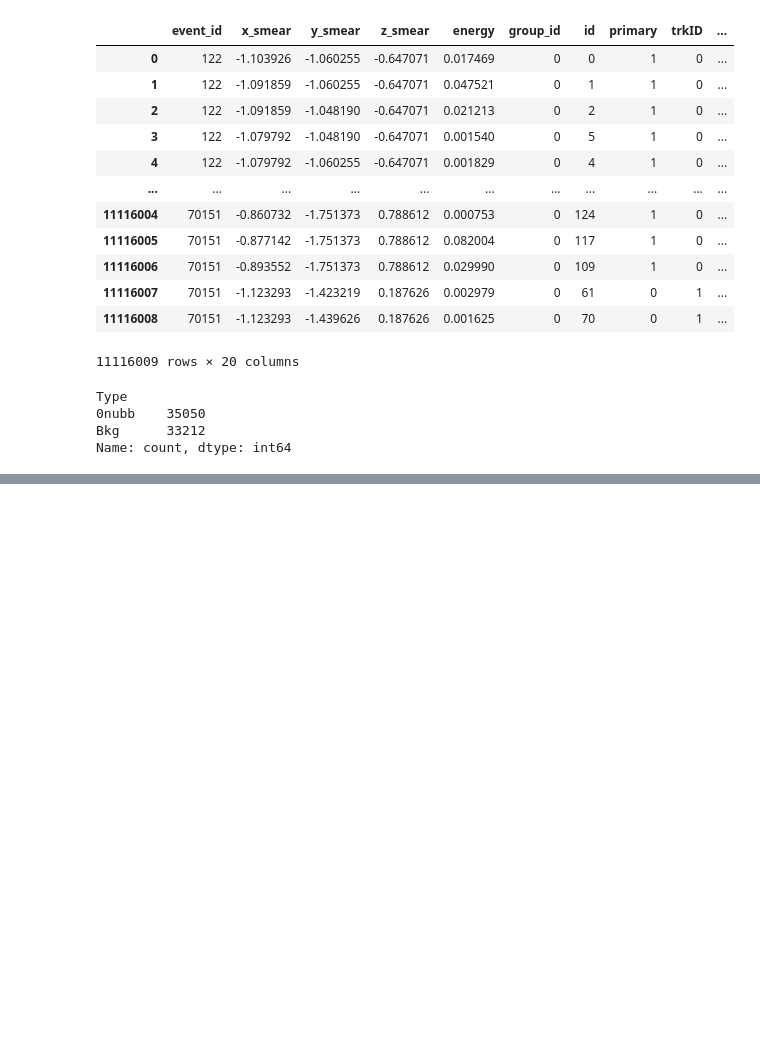
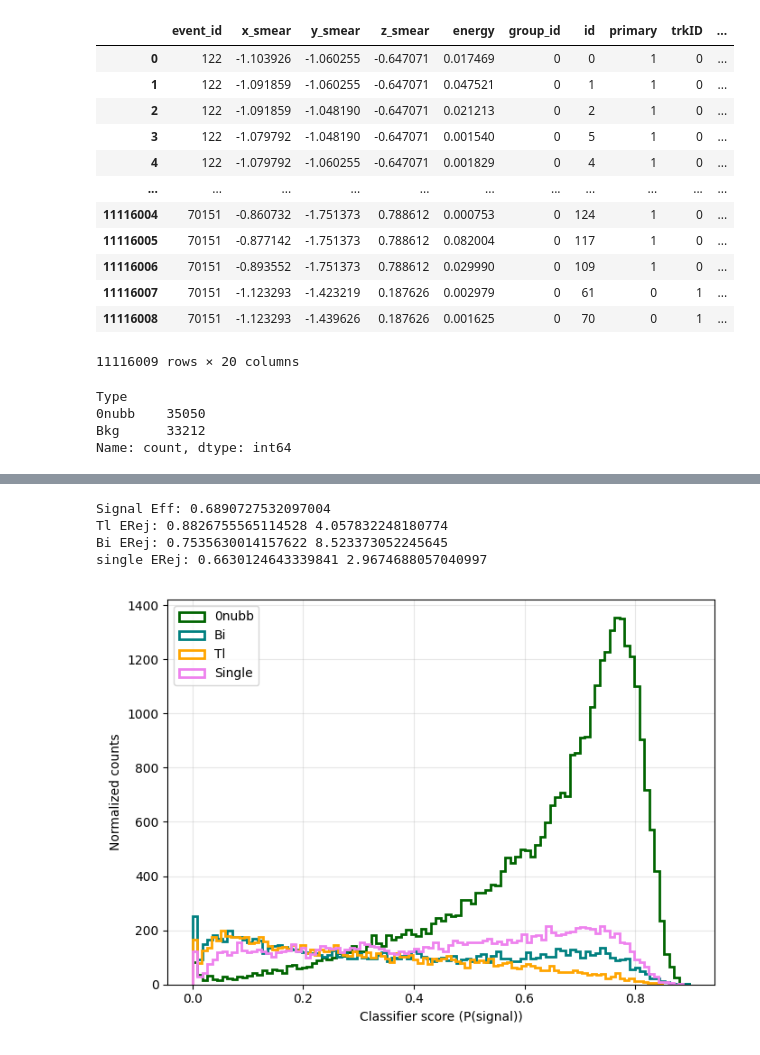
Before and after one commit to kvjmistry/ATPC, a Jupyter notebook: notebooks/ML_GNN.ipynb, the cells around one changed output, grey strips where cells are left out. Drawn from its saved outputs; the diff is of its cells as text; code cells hidden in the pictures; blank space fills up the shorter version.

```diff
--- a/notebooks/ML_GNN.ipynb
+++ b/notebooks/ML_GNN.ipynb
@@ -412,6 +414,7 @@ def event_to_track_graph(event_df, Track):
     ) # N rows of [x,y,z]
 
     x = torch.tensor(event_df[["x_smear", "y_smear", "z_smear", "energy", "Tortuosity","length","Etot", "label_id"]].values, dtype=torch.float32) # (N,8): N rows of these features
+    event_id = torch.tensor(event_df.event_id.unique())
 
     # Build the track
     edge_index, edge_attr = build_track_edges_with_attr(Track, pos)
@@ -423,7 +426,8 @@ def event_to_track_graph(event_df, Track):
         pos=pos,
         edge_index=edge_index,
         edge_attr=edge_attr,
-        y=y
+        y=y,
+        event_id=event_id
     )
 
 def build_track_edges_with_attr(tracks, pos):
@@ -535,14 +539,14 @@ model = GATNetEdge(hidden_channels=64, num_classes=2, edge_dim=4, num_node_featu
 optimizer = torch.optim.Adam(model.parameters(), lr=1e-3)
 
 criterion = nn.CrossEntropyLoss(
-    weight=torch.tensor([1.0, 2.0])  # [background, signal]
+    weight=torch.tensor([1.0, 1.0])  # [background, signal]
 ).to(device)
 
 train_loss_hist = []
 val_loss_hist = []
 val_acc_hist = []
 
-for epoch in range(25):
+for epoch in range(5):
 
     # -------- training --------
     # Put the model in training mode, gradients will be computed
@@ -796,0 +750,8 @@ display(df)
+# %%
+# Merge categories column to df score so we can plot the performance vs background type
+# display(df_merged[["event_id", "subType"]])
+df_scores_merged = df_merged.drop_duplicates(subset=['event_id'])
+df_scores_merged = df_scores_merged[["event_id", "subType"]]
+
+df_scores_merged = pd.merge(df_scores_merged, df_scores_all, on="event_id")
+display(df_scores_merged)
@@ -797,29 +772,35 @@ display(df)
 # %%
 def CalcEfficiency(df, label, cut):
-    num = len(df[ (df.subType == label) & (df.p_signal > cut)])
+    num = len(df[ (df.subType == label) & (df.y_score > cut)])
     den = len(df[ (df.subType == label)])
     return num/den
 
-print("Signal Eff:",    CalcEfficiency(df, "0nubb",  cut))
-print("Tl ERej:",     1-CalcEfficiency(df, "Tl",     cut), 1/CalcEfficiency(df, "Bi",     cut))
-print("Bi ERej:",     1-CalcEfficiency(df, "Bi",     cut), 1/CalcEfficiency(df, "Tl",     cut))
-print("single ERej:", 1-CalcEfficiency(df, "single", cut), 1/CalcEfficiency(df, "single", cut))
+print("Signal Eff:",    CalcEfficiency(df_scores_merged, "0nubb",  cut))
+print("Tl ERej:",     1-CalcEfficiency(df_scores_merged, "Tl",     cut), 1/CalcEfficiency(df_scores_merged, "Bi",     cut))
+print("Bi ERej:",     1-CalcEfficiency(df_scores_merged, "Bi",     cut), 1/CalcEfficiency(df_scores_merged, "Tl",     cut))
+print("single ERej:", 1-CalcEfficiency(df_scores_merged, "single", cut), 1/CalcEfficiency(df_scores_merged, "single", cut))
 
 plt.figure(figsize=(7,5))
 
 bins = 100
 
-plt.hist(df[ (df.subType == "0nubb")].p_signal,bins=bins,density=True,histtype='step',linewidth=2,label='0nubb', color = "darkgreen");
-plt.hist(df[ (df.subType == "Bi")].p_signal,bins=bins,density=True,histtype='step',linewidth=2,label='Bi', color = "Teal");
-plt.hist(df[ (df.subType == "Tl")].p_signal,bins=bins,density=True,histtype='step',linewidth=2,label='Tl', color = "Orange");
-plt.hist(df[ (df.subType == "single")].p_signal,bins=bins,density=True,histtype='step',linewidth=2,label='Single', color = "violet");
+plt.hist(df_scores_merged[ (df_scores_merged.subType == "0nubb")].y_score,bins=bins,density=False,histtype='step',linewidth=2,label='0nubb', color = "darkgreen");
+plt.hist(df_scores_merged[ (df_scores_merged.subType == "Bi")].y_score,bins=bins,density=False,histtype='step',linewidth=2,label='Bi', color = "Teal");
+plt.hist(df_scores_merged[ (df_scores_merged.subType == "Tl")].y_score,bins=bins,density=False,histtype='step',linewidth=2,label='Tl', color = "Orange");
+plt.hist(df_scores_merged[ (df_scores_merged.subType == "single")].y_score,bins=bins,density=False,histtype='step',linewidth=2,label='Single', color = "violet");
 
 
 plt.xlabel("Classifier score (P(signal))")
 plt.ylabel("Normalized counts")
 plt.legend()
 plt.grid(alpha=0.3)
 
-plt.semilogy()
+# plt.semilogy()
 plt.tight_layout()
 plt.show()
+# %% [output]
+Signal Eff: 0.6890727532097004
+Tl ERej: 0.8826755565114528 4.057832248180774
+Bi ERej: 0.7535630014157622 8.523373052245645
+single ERej: 0.6630124643339841 2.9674688057040997
+[figure, added]
```
Also changed, not shown: parts of 12 cells of this notebook.
